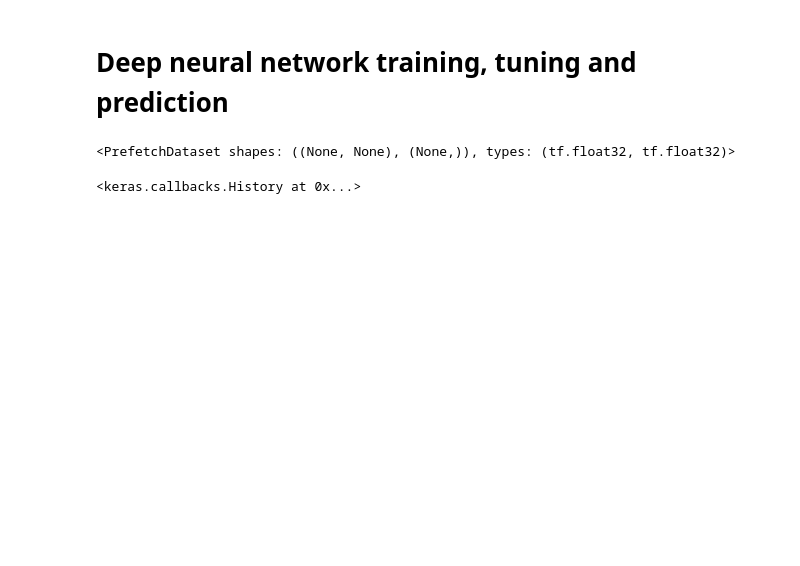
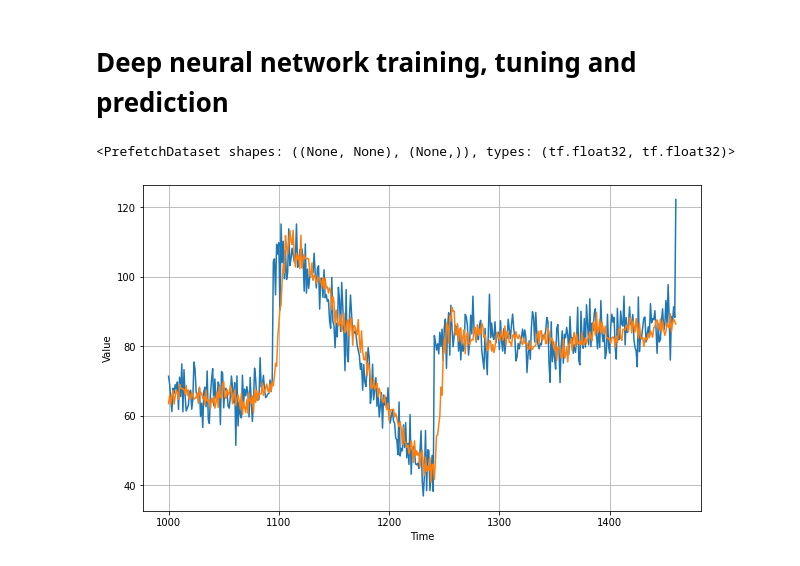
Before and after one commit to andrewlee1807/TF-Developer-Certificate, a Jupyter notebook: TensorFlow in Practice - Course/Sequences-Time Series and Prediction/Preparing features and labels.ipynb, the cells around one changed output. Drawn from its saved outputs; the diff is of its cells as text; code cells hidden in the pictures; blank space fills up the shorter version.

```diff
--- a/TensorFlow in Practice - Course/Sequences-Time Series and Prediction/Preparing features and labels.ipynb
+++ b/TensorFlow in Practice - Course/Sequences-Time Series and Prediction/Preparing features and labels.ipynb
@@ -218,7 +218,5 @@ lr_schedule = tf.keras.callbacks.LearningRateScheduler(
     lambda epochs: 1e-8 * 10**(epochs / 20)
 )
 
-model.compile(loss="mse", optimizer=tf.keras.optimizers.SGD(learning_rate=1e-8, momentum=0.9))
-model.fit(dataset, epochs=100, verbose=0, callbacks=[lr_schedule])
+model.compile(loss="mse", optimizer=tf.keras.optimizers.SGD(learning_rate=7e-8, momentum=0.9))
+history = model.fit(dataset, epochs=500, verbose=0)
-# %% [output]
-<keras.callbacks.History at 0x...>
@@ -225,3 +236,20 @@ model.fit(dataset, epochs=100, verbose=0, callbacks=[lr_schedule])
+# %%
+# prediction
+forecast = []
+
+for time in range(len(series) - window_size):
+  forecast.append(model.predict(series[time:time + window_size][np.newaxis]))
+
+forecast = forecast[split_time-window_size:]
+results = np.array(forecast)[:, 0, 0]
+
+
+plt.figure(figsize=(10, 6))
+
+plot_series(time_valid, x_valid)
+plot_series(time_valid, results)
+# %% [output]
+[figure, added]
 # %%
 # prediction
 forecast = []
```
Also changed, not shown: parts of 7 cells of this notebook.
